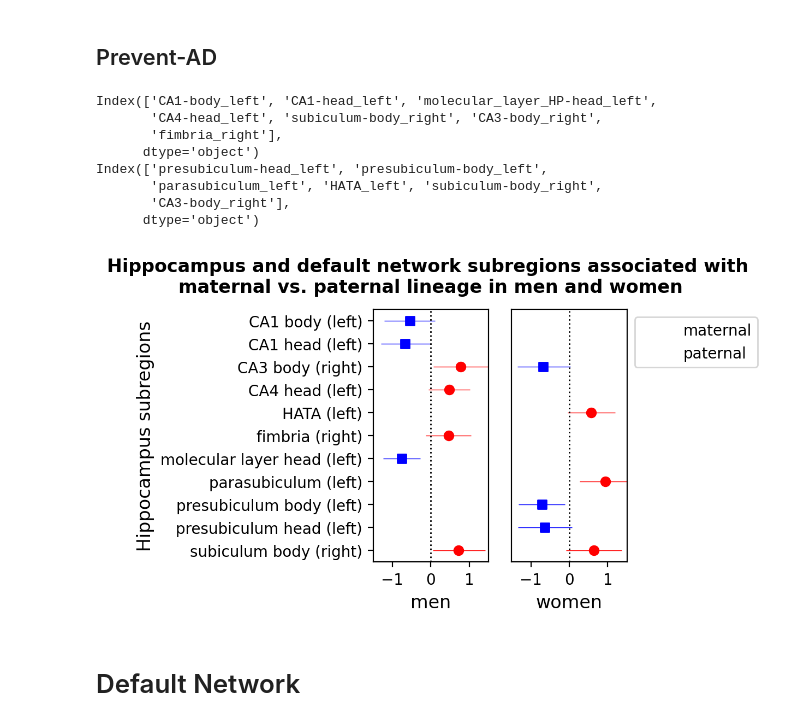
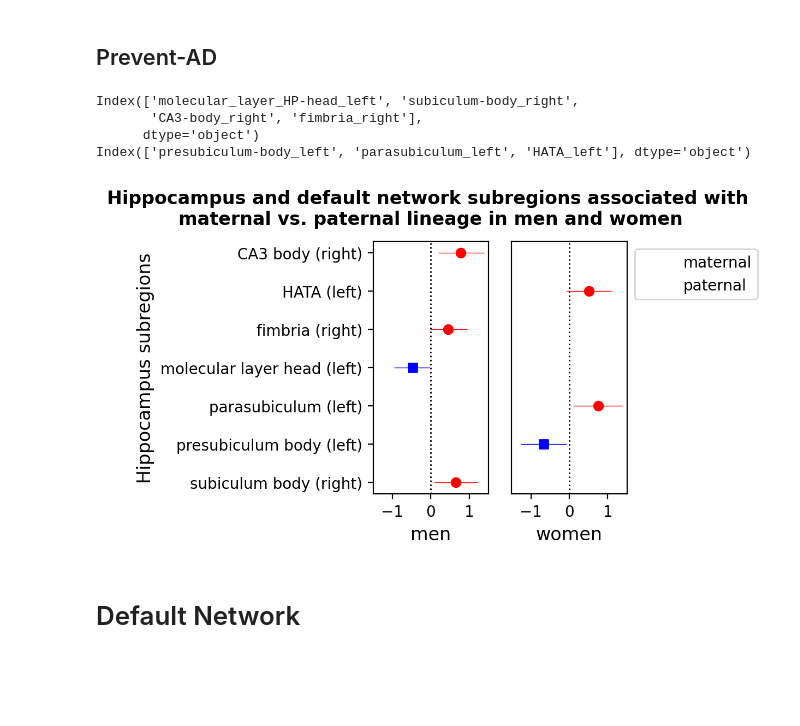
Before and after one commit to chloesavignac/PREVENTAD, a Jupyter notebook: 2025_Lineage_Classification.ipynb, the cells around one changed output. Drawn from its saved outputs; the diff is of its cells as text; code cells hidden in the pictures; blank space fills up the shorter version.

```diff
--- a/2025_Lineage_Classification.ipynb
+++ b/2025_Lineage_Classification.ipynb
@@ -138,8 +138,8 @@ warnings.simplefilter(action='ignore', category=UserWarning)
 # --------------------------------------------
 
 # Load permutation p-values
-all_pvals_f = pd.read_csv(f'{path}/prevent_ad_hc_all_pvals_f_1000_2025.csv', index_col=0)
-all_pvals_m = pd.read_csv(f'{path}/prevent_ad_hc_all_pvals_m_1000_2025.csv', index_col=0)
+all_pvals_f = pd.read_csv(f'{path}/prevent_ad_hc_all_pvals_f_1000_2026.csv', index_col=0)
+all_pvals_m = pd.read_csv(f'{path}/prevent_ad_hc_all_pvals_m_1000_2026.csv', index_col=0)
 
 # Threshold for significance masking
 for p_thresh in [0.20]:
@@ -150,12 +150,12 @@ for p_thresh in [0.20]:
     ax2 = fig.add_subplot(122)
 
     # -------- MALES --------
-    hc_m = pd.read_csv(f'{path}/all_coefs_males_prevent_AD_hc_2025.csv')
+    hc_m = pd.read_csv(f'{path}/all_coefs_males_prevent_AD_hc_2026.csv')
     mask_m, df_hc_m = make_mask(hc_m, all_pvals_m, p_thresh)
     inds_m = df_hc_m[mask_m].sort_index().index
 
     # -------- FEMALES --------
-    hc_f = pd.read_csv(f'{path}/all_coefs_females_prevent_AD_hc_2025.csv')
+    hc_f = pd.read_csv(f'{path}/all_coefs_females_prevent_AD_hc_2026.csv')
     mask_f, df_hc_f = make_mask(hc_f, all_pvals_f, p_thresh)
     inds_f = df_hc_f[mask_f].sort_index().index
 
@@ -182,41 +182,37 @@ for p_thresh in [0.20]:
     ax2.set_yticks([])  # Remove y-axis labels from right plot
     ax2.set_ylabel("")  # Explicitly clear label
 
     # Add legend
     plt.legend(['maternal', 'paternal'], bbox_to_anchor=(1, 1))
 
     # Clean up y-axis tick labels for hippocampus subregions
     labels = [label.get_text() for label in ax1.get_yticklabels()]
     cleaned_labels = [
         label.replace('_HP-', ' ')
              .replace('_', ' ')
              .replace('-', ' ')
              .replace('right', '(right)')
              .replace('left', '(left)')
         for label in labels
     ]
     ax1.set_yticks(range(len(cleaned_labels)))
     ax1.set_yticklabels(cleaned_labels)
     ax1.set_xlim(-1.5, 1.5)
     ax2.set_xlim(-1.5, 1.5)
     ax1.axvline(x=0, color='black', linestyle=':', linewidth=1)
     ax2.axvline(x=0, color='black', linestyle=':', linewidth=1)
 
 
     # Save and show plot
     plt.savefig(f'{date}/permutation_masked_hc_mat_pat_males_females_prevent_ad_{p_thresh}.svg', dpi=200, bbox_inches='tight')
     plt.show()
     plt.close()
 # %% [output]
-Index(['CA1-body_left', 'CA1-head_left', 'molecular_layer_HP-head_left',
-       'CA4-head_left', 'subiculum-body_right', 'CA3-body_right',
-       'fimbria_right'],
+Index(['molecular_layer_HP-head_left', 'subiculum-body_right',
+       'CA3-body_right', 'fimbria_right'],
       dtype='object')
-Index(['presubiculum-head_left', 'presubiculum-body_left',
-       'parasubiculum_left', 'HATA_left', 'subiculum-body_right',
-       'CA3-body_right'],
-      dtype='object')
+Index(['presubiculum-body_left', 'parasubiculum_left', 'HATA_left'], dtype='object')
-[figure, old version]
+[figure, new version]
 # %% [markdown]
 # Default Network
 # %% [markdown]
```
Also changed, not shown: parts of 2 cells of this notebook, 17 other files.
